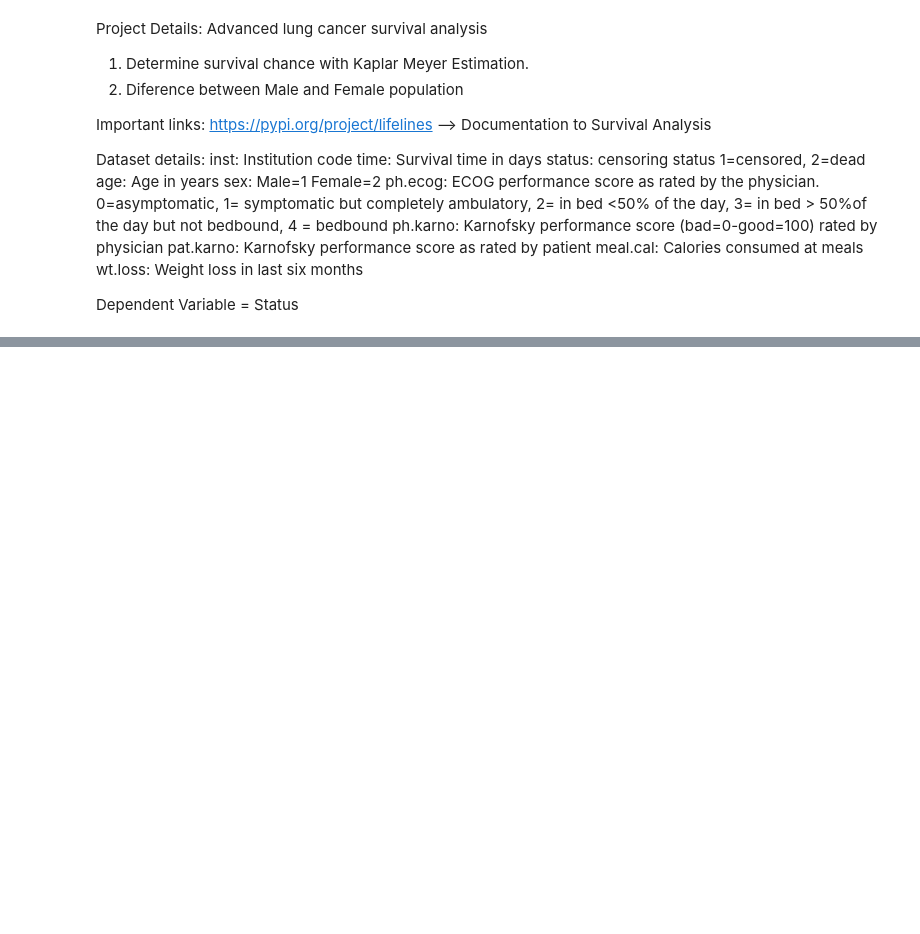
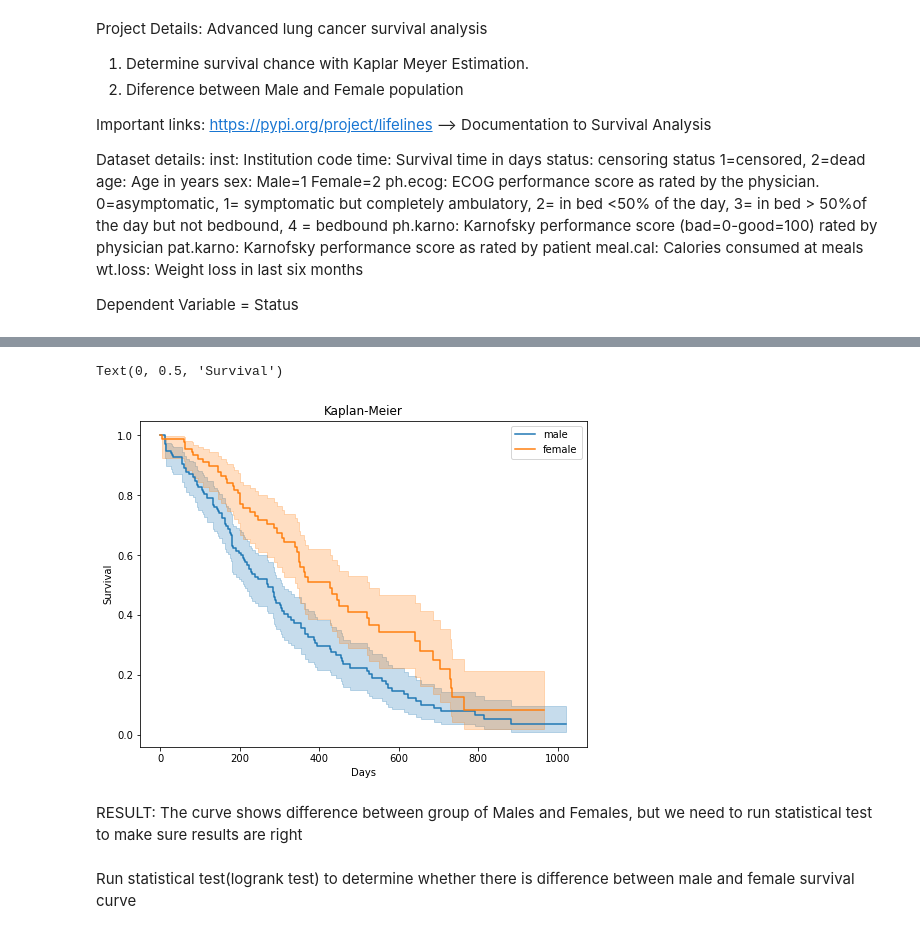
Before and after one commit to drvmuk/data_mining_projects, a Jupyter notebook: lungs_cancer_survival_analytics.ipynb, the cells around one changed output, grey strips where cells are left out. Drawn from its saved outputs; the diff is of its cells as text; code cells hidden in the pictures; blank space fills up the shorter version.

```diff
--- a/lungs_cancer_survival_analytics.ipynb
+++ b/lungs_cancer_survival_analytics.ipynb
@@ -45,0 +117,12 @@ dataset.head()
+# %%
+# Male vs Female
+## Create dataframe with males and females
+
+male = dataset.query("sex==1")
+female = dataset.query("sex==2")
+# %%
+## Kaplan-Meier per gender (Male)
+
+model_males = KaplanMeierFitter()
+model_males.fit(durations = male.time, event_observed = male.status)
+model_males.event_table
@@ -45,0 +144,6 @@ dataset.head()
+# %%
+## Kaplan-Meier per gender (Female)
+
+model_females = KaplanMeierFitter()
+model_females.fit(durations = female.time, event_observed = female.status)
+model_females.event_table
@@ -45,0 +165,16 @@ dataset.head()
+# %%
+# Visualize male vs female survivor analysis
+
+model_males.plot(figsize=(8,6), label="male")
+model_females.plot(label="female")
+plt.title('Kaplan-Meier')
+plt.xlabel('Days')
+plt.ylabel('Survival')
+# %% [output]
+Text(0, 0.5, 'Survival')
+[figure, added]
+# %% [markdown]
+RESULT: The curve shows difference between group of Males and Females, but we
+need to run statistical test to make sure results are right
+# %% [markdown]
+Run statistical test(logrank test) to determine whether there is difference between male and female survival curve
```
Also changed, not shown: parts of 10 cells of this notebook, 5 other files.
